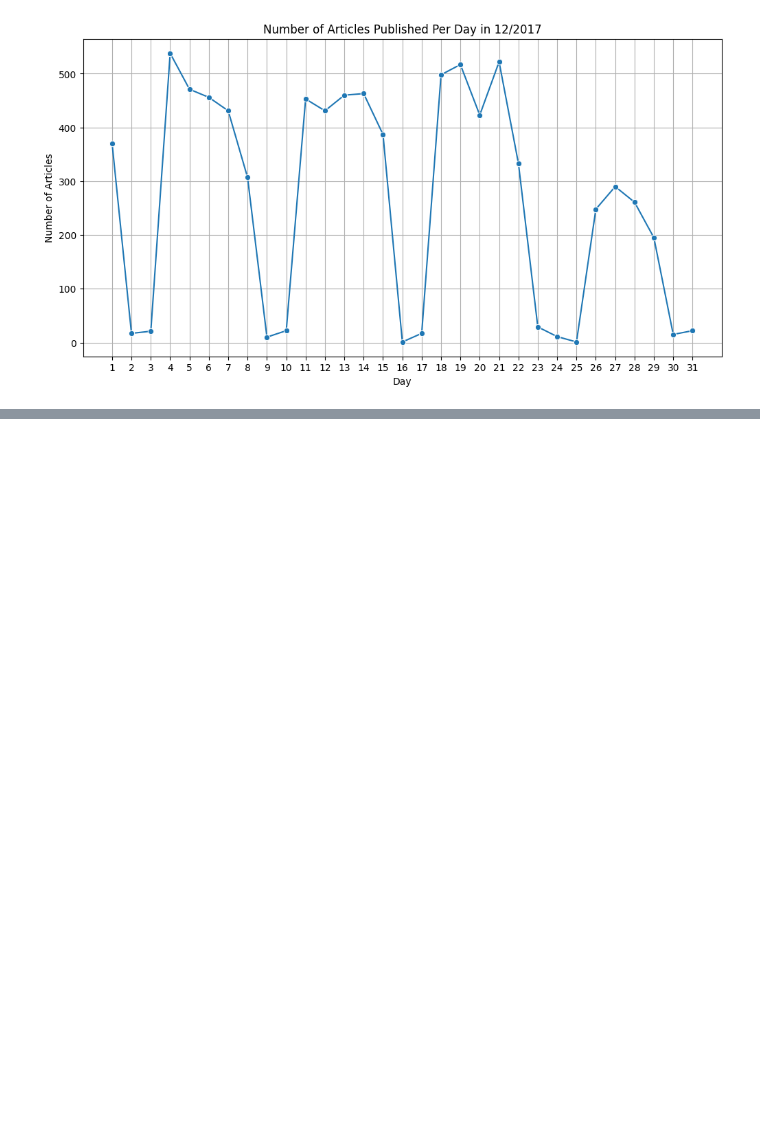
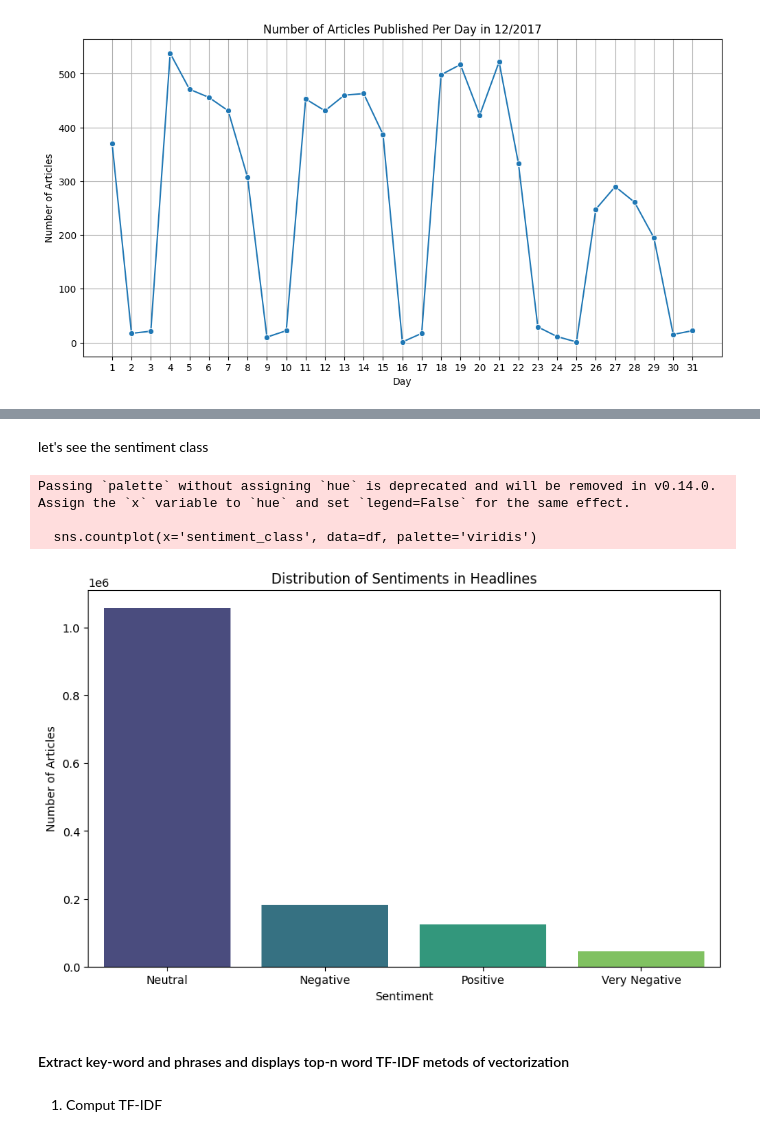
Before and after one commit to Tsegaye16/10-Accademy-week-1, a Jupyter notebook: notebooks/model.ipynb, the cells around one changed output, grey strips where cells are left out. Cells and saved outputs as stored; diff of their text form; code cells hidden in the pictures; blank space fills up the shorter version.

```diff
--- a/notebooks/model.ipynb
+++ b/notebooks/model.ipynb
@@ -189,0 +320,13 @@ eda.DailyArticlesPublishedEachMonth(formattedData)
+# %% [markdown]
+let's see the sentiment class
+# %%
+sm.SentimentClass(formattedData)
+# %% [output]
+Passing `palette` without assigning `hue` is deprecated and will be removed in v0.14.0. Assign the `x` variable to `hue` and set `legend=False` for the same effect.
+
+  sns.countplot(x='sentiment_class', data=df, palette='viridis')
+[figure, added]
+# %% [markdown]
+#### Extract key-word and phrases and displays top-n word TF-IDF metods of vectorization
+# %% [markdown]
+1. Comput TF-IDF
```
Also changed, not shown: parts of 39 cells of this notebook, 2 other files.
